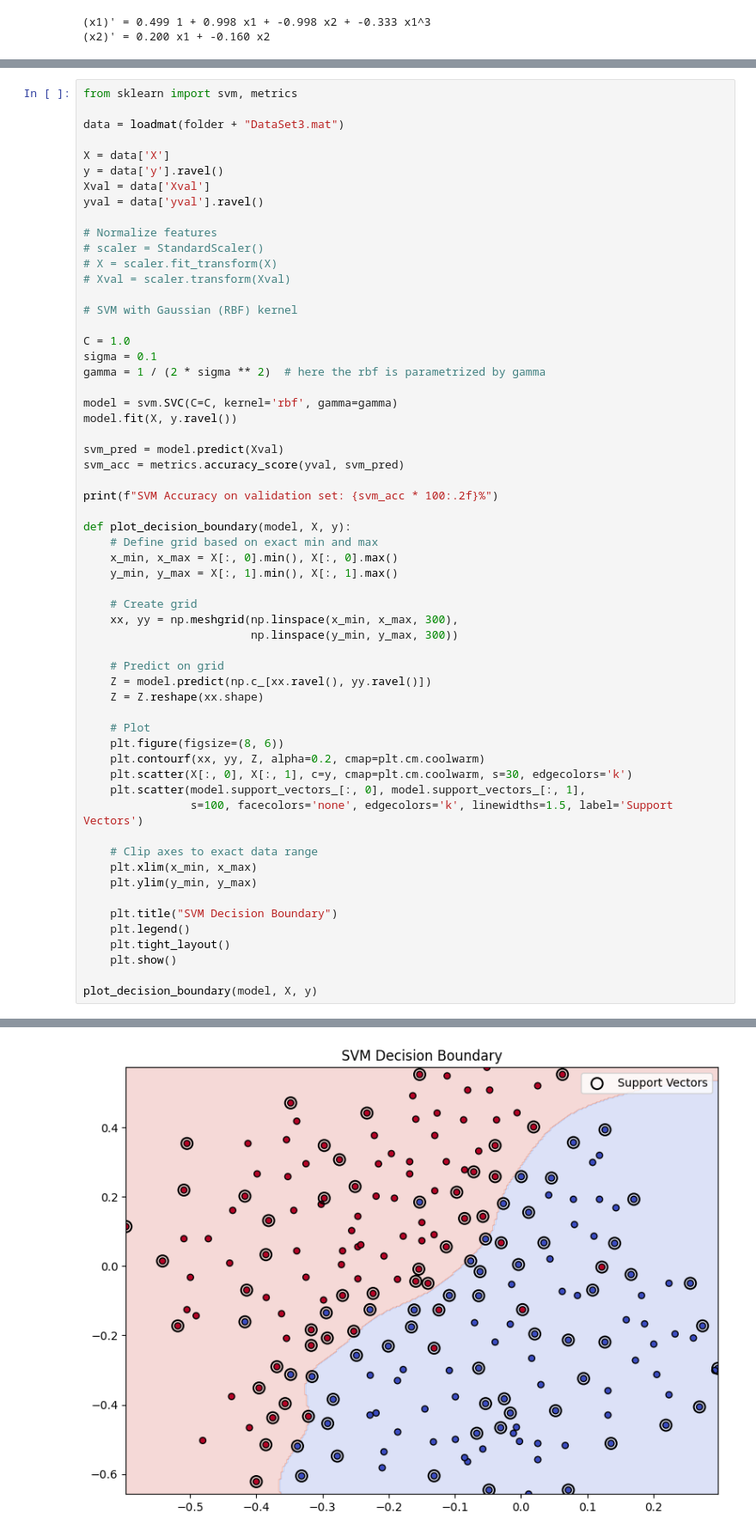
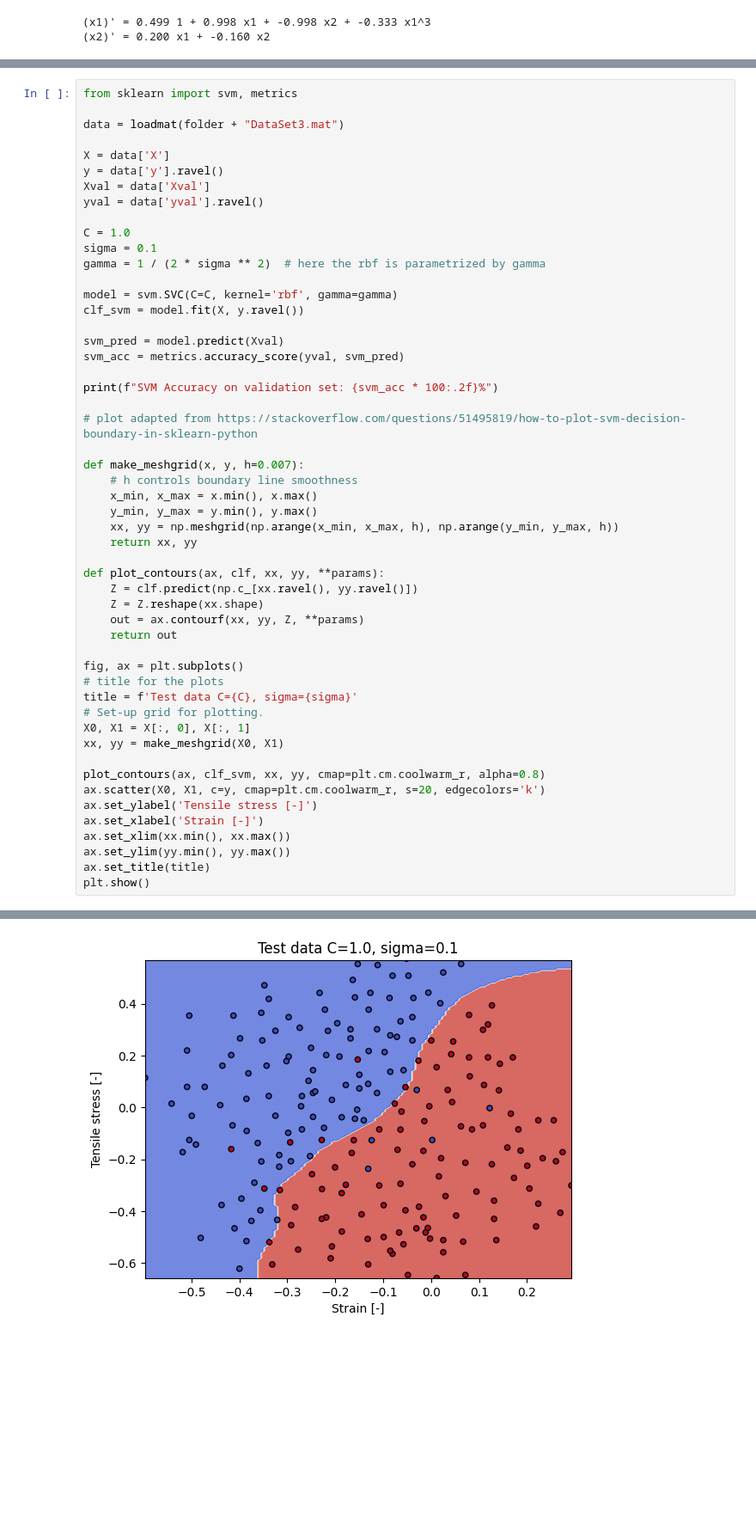
Before and after one commit to dprifer/KTH, a Jupyter notebook: DataDrivenMethods/HW3.ipynb, the cells around one changed output, grey strips where cells are left out. Shown at 86% size. Cells and saved outputs as stored; diff of their text form; blank space fills up the shorter version.

```diff
--- a/DataDrivenMethods/HW3.ipynb
+++ b/DataDrivenMethods/HW3.ipynb
@@ -131,65 +132,58 @@ First I recreate the SVM algorithm to be able to compare different metrics
 # %%
 from sklearn import svm, metrics
 
 data = loadmat(folder + "DataSet3.mat")
 
 X = data['X']
 y = data['y'].ravel()
 Xval = data['Xval']
 yval = data['yval'].ravel()
 
-# Normalize features
-# scaler = StandardScaler()
-# X = scaler.fit_transform(X)
-# Xval = scaler.transform(Xval)
-
-# SVM with Gaussian (RBF) kernel
-
 C = 1.0
 sigma = 0.1
 gamma = 1 / (2 * sigma ** 2)  # here the rbf is parametrized by gamma
 
 model = svm.SVC(C=C, kernel='rbf', gamma=gamma)
-model.fit(X, y.ravel())
+clf_svm = model.fit(X, y.ravel())
 
 svm_pred = model.predict(Xval)
 svm_acc = metrics.accuracy_score(yval, svm_pred)
 
 print(f"SVM Accuracy on validation set: {svm_acc * 100:.2f}%")
 
-def plot_decision_boundary(model, X, y):
-    # Define grid based on exact min and max
-    x_min, x_max = X[:, 0].min(), X[:, 0].max()
-    y_min, y_max = X[:, 1].min(), X[:, 1].max()
+# plot adapted from https://stackoverflow.com/questions/51495819/how-to-plot-svm-decision-boundary-in-sklearn-python
 
-    # Create grid
-    xx, yy = np.meshgrid(np.linspace(x_min, x_max, 300),
-                         np.linspace(y_min, y_max, 300))
+def make_meshgrid(x, y, h=0.007):
+    # h controls boundary line smoothness
+    x_min, x_max = x.min(), x.max()
+    y_min, y_max = y.min(), y.max()
+    xx, yy = np.meshgrid(np.arange(x_min, x_max, h), np.arange(y_min, y_max, h))
+    return xx, yy
 
-    # Predict on grid
-    Z = model.predict(np.c_[xx.ravel(), yy.ravel()])
+def plot_contours(ax, clf, xx, yy, **params):
+    Z = clf.predict(np.c_[xx.ravel(), yy.ravel()])
     Z = Z.reshape(xx.shape)
+    out = ax.contourf(xx, yy, Z, **params)
+    return out
 
-    # Plot
-    plt.figure(figsize=(8, 6))
-    plt.contourf(xx, yy, Z, alpha=0.2, cmap=plt.cm.coolwarm)
-    plt.scatter(X[:, 0], X[:, 1], c=y, cmap=plt.cm.coolwarm, s=30, edgecolors='k')
-    plt.scatter(model.support_vectors_[:, 0], model.support_vectors_[:, 1],
-                s=100, facecolors='none', edgecolors='k', linewidths=1.5, label='Support Vectors')
+fig, ax = plt.subplots()
+# title for the plots
+title = f'Test data C={C}, sigma={sigma}'
+# Set-up grid for plotting.
+X0, X1 = X[:, 0], X[:, 1]
+xx, yy = make_meshgrid(X0, X1)
 
-    # Clip axes to exact data range
-    plt.xlim(x_min, x_max)
-    plt.ylim(y_min, y_max)
-
-    plt.title("SVM Decision Boundary")
-    plt.legend()
-    plt.tight_layout()
-    plt.show()
-
-plot_decision_boundary(model, X, y)
+plot_contours(ax, clf_svm, xx, yy, cmap=plt.cm.coolwarm_r, alpha=0.8)
+ax.scatter(X0, X1, c=y, cmap=plt.cm.coolwarm_r, s=20, edgecolors='k')
+ax.set_ylabel('Tensile stress [-]')
+ax.set_xlabel('Strain [-]')
+ax.set_xlim(xx.min(), xx.max())
+ax.set_ylim(yy.min(), yy.max())
+ax.set_title(title)
+plt.show()
 # %% [output]
 SVM Accuracy on validation set: 96.50%
-[figure, old version]
+[figure, new version]
 # %% [markdown]
 ![title](SVM_matlab.png)
 # %% [markdown]
```
Also changed, not shown: parts of 7 cells of this notebook.
